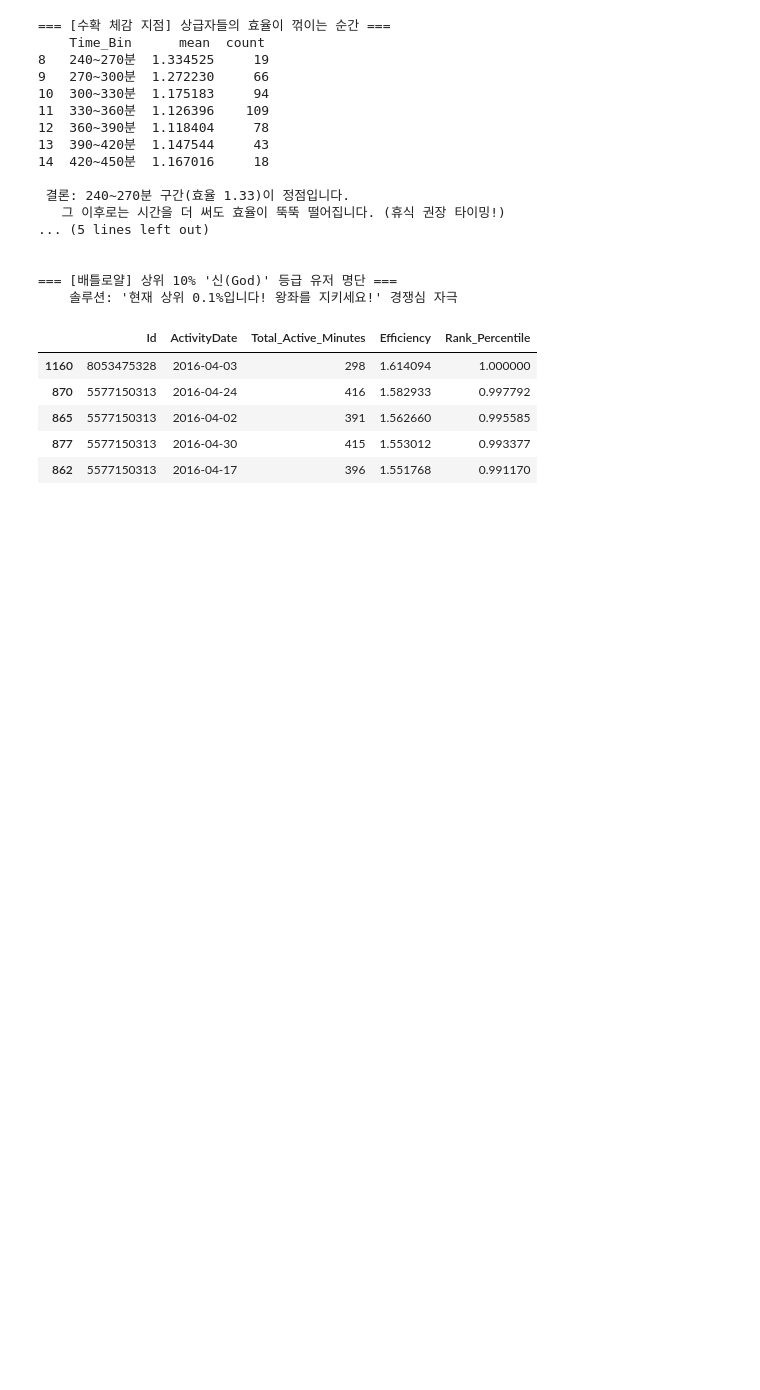
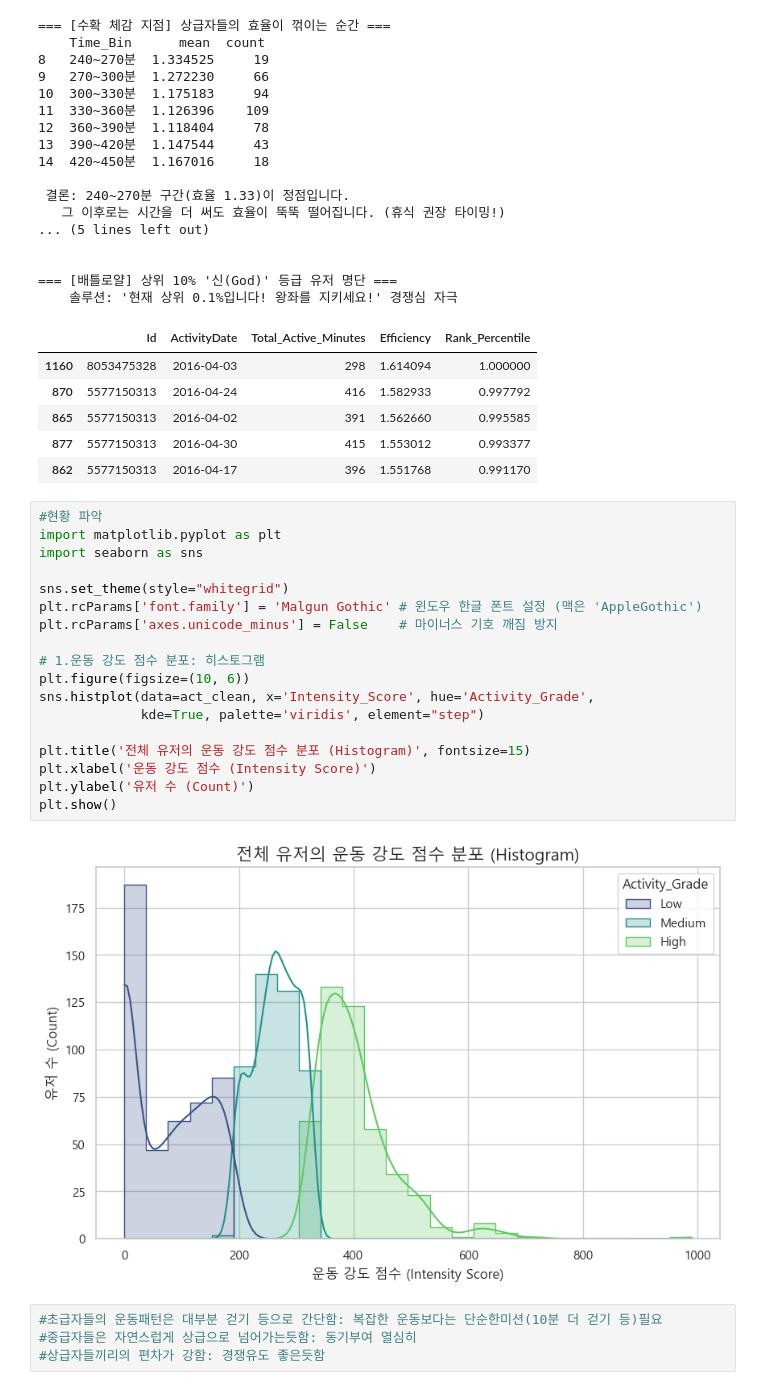
Before and after one commit to jeesy95-creator/sparta_15, a Jupyter notebook: notebooks/OHC.ipynb, the cells around one changed output. Cells and saved outputs as stored; diff of their text form; blank space fills up the shorter version.

```diff
--- a/notebooks/OHC.ipynb
+++ b/notebooks/OHC.ipynb
@@ -533,3 +533,27 @@ display(top_rankers[['Id', 'ActivityDate', 'Total_Active_Minutes', 'Efficiency',
 | 865 | 5577150313 | 2016-04-02 | 391 | 1.562660 | 0.995585 |
 | 877 | 5577150313 | 2016-04-30 | 415 | 1.553012 | 0.993377 |
 | 862 | 5577150313 | 2016-04-17 | 396 | 1.551768 | 0.991170 |
+# %%
+#현황 파악
+import matplotlib.pyplot as plt
+import seaborn as sns
+
+sns.set_theme(style="whitegrid")
+plt.rcParams['font.family'] = 'Malgun Gothic' # 윈도우 한글 폰트 설정 (맥은 'AppleGothic')
+plt.rcParams['axes.unicode_minus'] = False    # 마이너스 기호 깨짐 방지
+
+# 1.운동 강도 점수 분포: 히스토그램
+plt.figure(figsize=(10, 6))
+sns.histplot(data=act_clean, x='Intensity_Score', hue='Activity_Grade',
+             kde=True, palette='viridis', element="step")
+
+plt.title('전체 유저의 운동 강도 점수 분포 (Histogram)', fontsize=15)
+plt.xlabel('운동 강도 점수 (Intensity Score)')
+plt.ylabel('유저 수 (Count)')
+plt.show()
+# %% [output]
+[figure, added]
+# %%
+#초급자들의 운동패턴은 대부분 걷기 등으로 간단함: 복잡한 운동보다는 단순한미션(10분 더 걷기 등)필요
+#중급자들은 자연스럽게 상급으로 넘어가는듯함: 동기부여 열심히
+#상급자들끼리의 편차가 강함: 경쟁유도 좋은듯함
```
Also changed, not shown: parts of 9 cells of this notebook.
